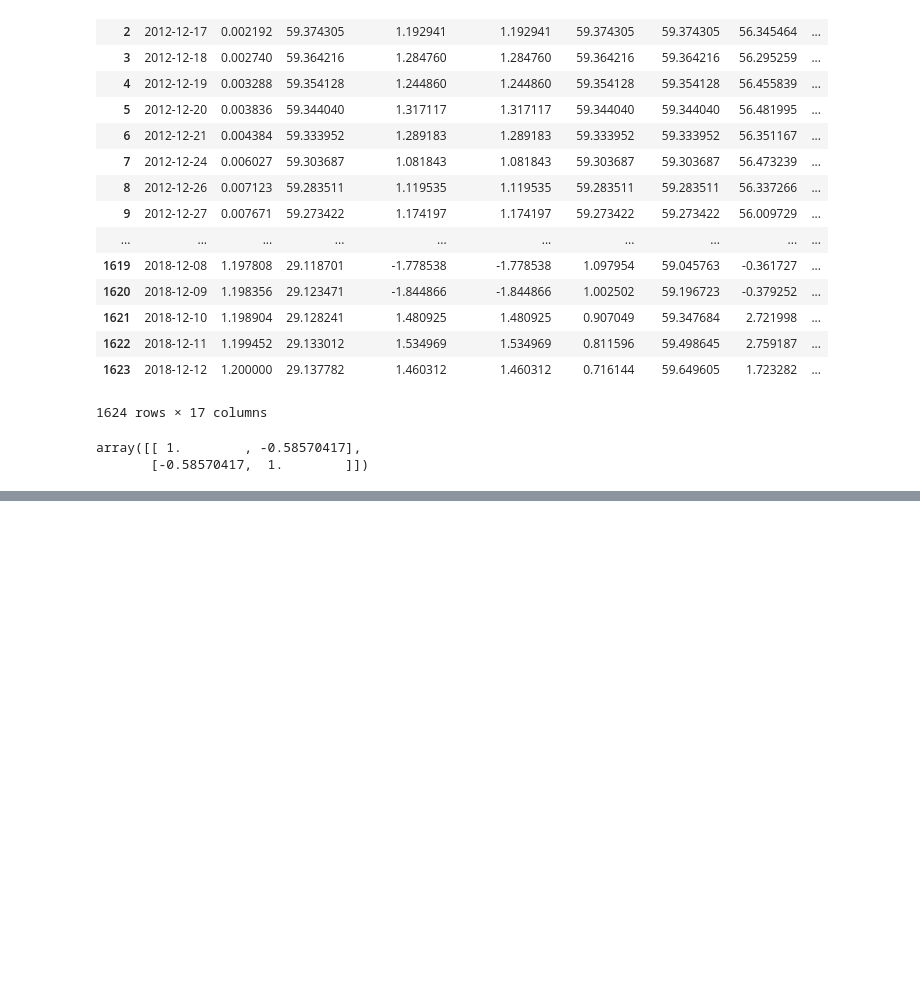
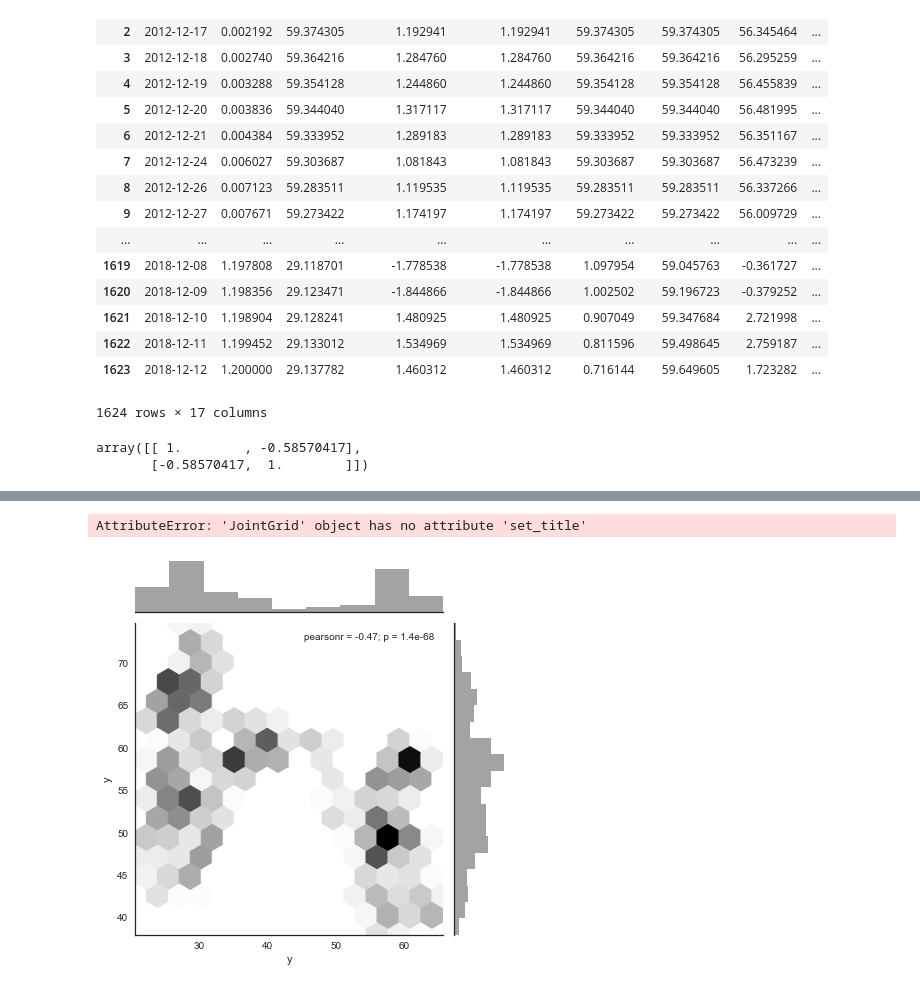
Before and after one commit to Marktc1993/CFA_research, a Jupyter notebook: Models/Bayesian Forecast Comparing predicted oils prices and stock prices.ipynb, the cells around one changed output, grey strips where cells are left out. Saved outputs shown, nothing was run; the diff lists cells and outputs as text; code cells hidden in the pictures; blank space fills up the shorter version.

```diff
--- a/Models/Bayesian Forecast Comparing predicted oils prices and stock prices.ipynb
+++ b/Models/Bayesian Forecast Comparing predicted oils prices and stock prices.ipynb
@@ -171,0 +228,8 @@ plt.plot(pd.rolling_corr(point_forecast_oil["yhat"],point_forecast_pcar["yhat"],
+# %%
+with sns.axes_style("white"):
+    plot = sns.jointplot(x=np.exp(df['y']), y=np.exp(df_pcar['y']), kind="hex", color="k");
+    plot.set_title('lalala')
+    plot.set_ylabel('lololo')
+# %% [output]
+AttributeError: 'JointGrid' object has no attribute 'set_title'
+[figure, added]
```
Also changed, not shown: parts of 18 cells of this notebook, 25 other files.
